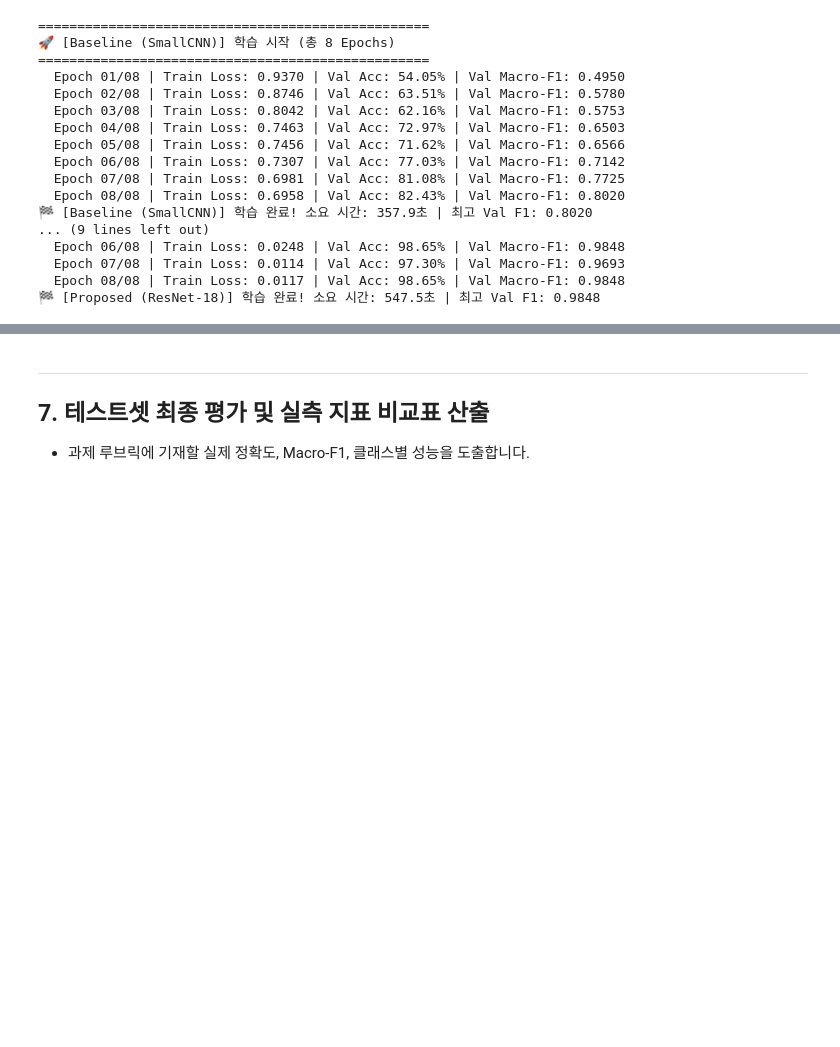
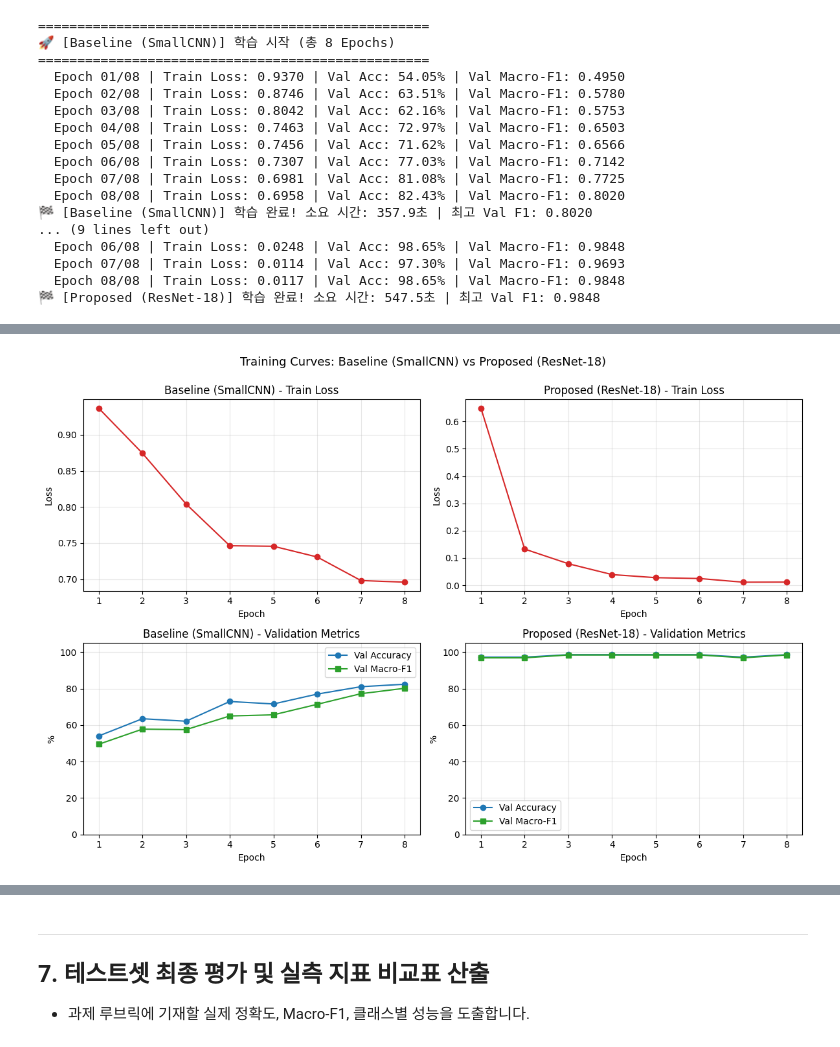
Before and after one commit to yn2511/booklens, a Jupyter notebook: notebooks/BookLens_AI_최종프로젝트.ipynb, the cells around one changed output, grey strips where cells are left out. Drawn from its saved outputs; the diff is of its cells as text; code cells hidden in the pictures; blank space fills up the shorter version.

```diff
--- a/notebooks/BookLens_AI_최종프로젝트.ipynb
+++ b/notebooks/BookLens_AI_최종프로젝트.ipynb
@@ -342,0 +348,38 @@ resnet_model, resnet_hist, resnet_time = train_one_model("Proposed (ResNet-18)",
+# %%
+# 위 셀의 학습 로그(실측값)를 그래프로 시각화
+# 로그에 기록되지 않은 val_loss/train_acc는 그릴 수 없어, 기록된 3개 지표로 구성
+import matplotlib.pyplot as plt
+
+epochs = list(range(1, 9))
+
+hist_baseline = {
+    "train_loss": [0.9370, 0.8746, 0.8042, 0.7463, 0.7456, 0.7307, 0.6981, 0.6958],
+    "val_acc":    [54.05, 63.51, 62.16, 72.97, 71.62, 77.03, 81.08, 82.43],
+    "val_f1":     [0.4950, 0.5780, 0.5753, 0.6503, 0.6566, 0.7142, 0.7725, 0.8020],
+}
+hist_resnet = {
+    "train_loss": [0.6487, 0.1326, 0.0790, 0.0392, 0.0279, 0.0248, 0.0114, 0.0117],
+    "val_acc":    [97.30, 97.30, 98.65, 98.65, 98.65, 98.65, 97.30, 98.65],
+    "val_f1":     [0.9693, 0.9693, 0.9848, 0.9848, 0.9848, 0.9848, 0.9693, 0.9848],
+}
+
+fig, axes = plt.subplots(2, 2, figsize=(12, 8))
+fig.suptitle("Training Curves: Baseline (SmallCNN) vs Proposed (ResNet-18)", fontsize=13, y=0.995)
+
+for col, (name, h) in enumerate([("Baseline (SmallCNN)", hist_baseline), ("Proposed (ResNet-18)", hist_resnet)]):
+    ax = axes[0][col]
+    ax.plot(epochs, h["train_loss"], marker="o", color="tab:red")
+    ax.set_title(f"{name} - Train Loss")
+    ax.set_xlabel("Epoch"); ax.set_ylabel("Loss"); ax.grid(alpha=0.3)
+
+    ax = axes[1][col]
+    ax.plot(epochs, h["val_acc"], marker="o", label="Val Accuracy", color="tab:blue")
+    ax.plot(epochs, [v * 100 for v in h["val_f1"]], marker="s", label="Val Macro-F1", color="tab:green")
+    ax.set_title(f"{name} - Validation Metrics")
+    ax.set_xlabel("Epoch"); ax.set_ylabel("%"); ax.set_ylim(0, 105)
+    ax.grid(alpha=0.3); ax.legend()
+
+plt.tight_layout()
+plt.show()
+# %% [output]
+[figure, added]
```
Also changed, not shown: parts of 2 cells of this notebook.
